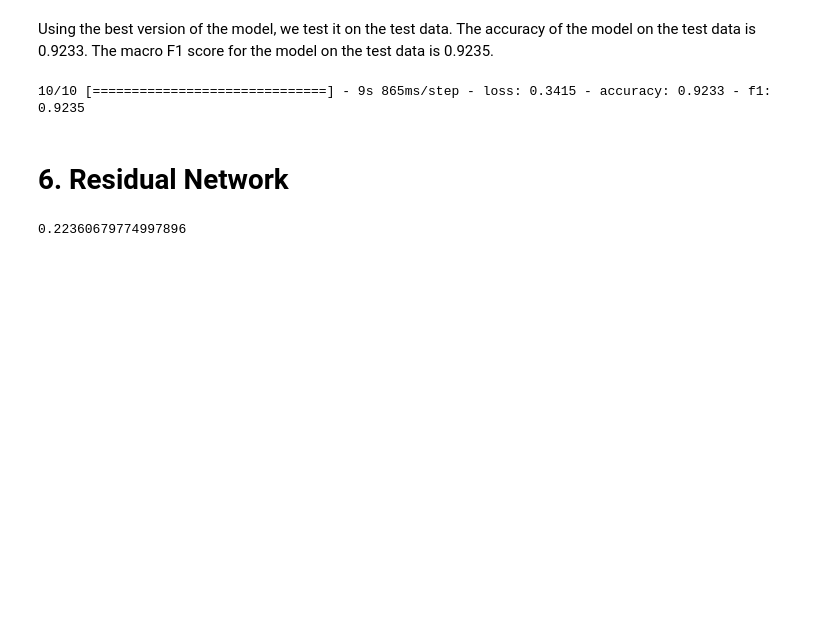
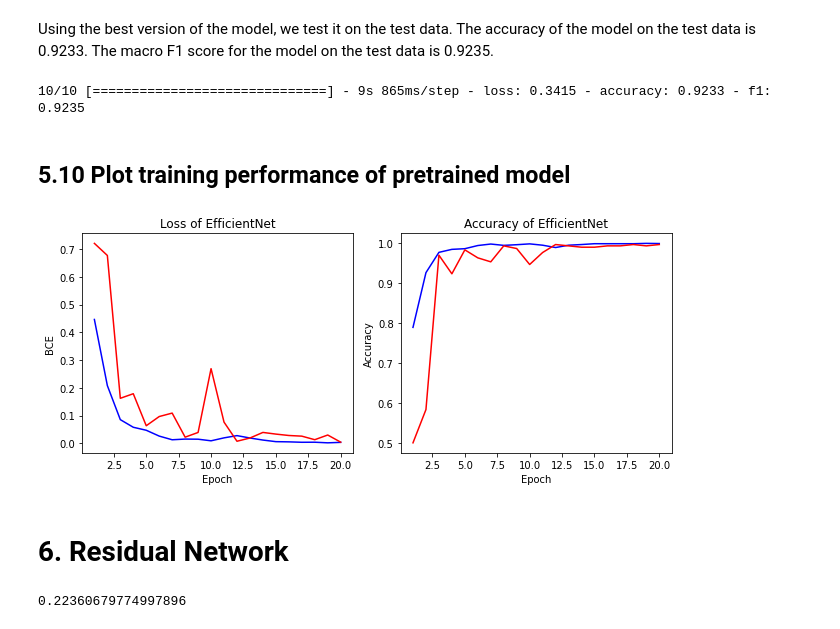
Before and after one commit to AndiRen/Brain-Tumor-Detection, a Jupyter notebook: pre_trained_bt_recognition.ipynb, the cells around one changed output. Saved outputs shown, nothing was run; the diff lists cells and outputs as text; code cells hidden in the pictures; blank space fills up the shorter version.

```diff
--- a/pre_trained_bt_recognition.ipynb
+++ b/pre_trained_bt_recognition.ipynb
@@ -755,6 +758,12 @@ Using the best version of the model, we test it on the test data. The accuracy o
 loss, accuracy, f1_score = model.evaluate(new_test)
 # %% [output]
 10/10 [==============================] - 9s 865ms/step - loss: 0.3415 - accuracy: 0.9233 - f1: 0.9235
+# %% [markdown]
+## 5.10 Plot training performance of pretrained model
+# %%
+plot_performance(history_own.history, 'EfficientNet')
+# %% [output]
+[figure, added]
 # %% [markdown]
 # 6. Residual Network
 # %%
```
Also changed, not shown: parts of 19 cells of this notebook.
